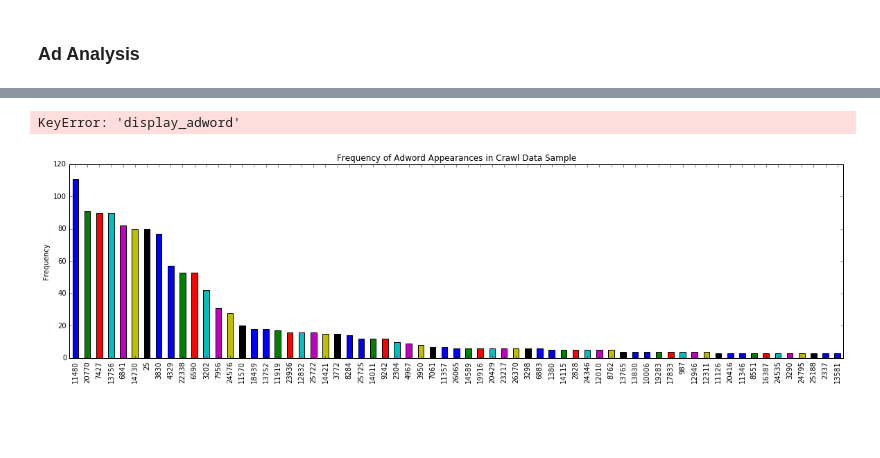
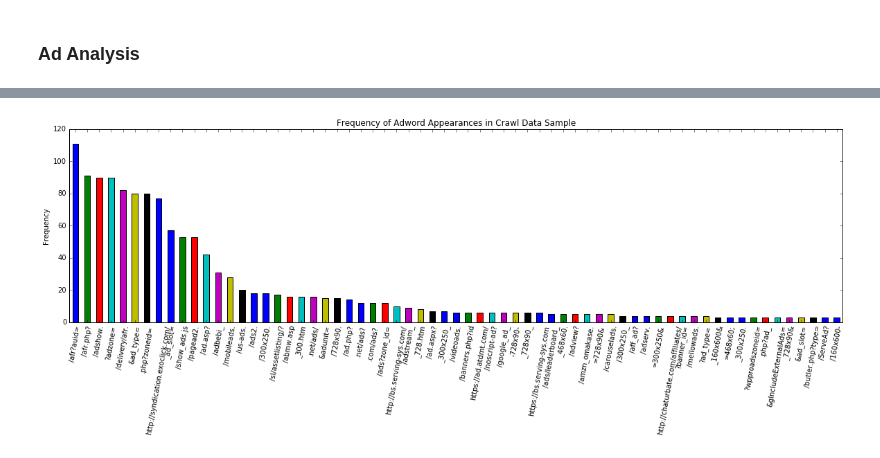
Before and after one commit to lxu213/ad-free-search-engine, a Jupyter notebook: cc_notes.ipynb, the cells around one changed output, grey strips where cells are left out. Cells and saved outputs as stored; diff of their text form; code cells hidden in the pictures; blank space fills up the shorter version.

```diff
--- a/cc_notes.ipynb
+++ b/cc_notes.ipynb
@@ -148,5 +165,0 @@ Series([], Name: display_adword, dtype: object)
-# %%
-common_adwords['display_adword'] = ''
-
-for i in common_adwords['adword']:
-    common_adwords['display_adword'].loc[common_adwords.index == idx] = word[:15]
@@ -179,13 +166,10 @@ common_adwords
 # %%
-common_adwords = adwords.loc[adwords['count'] > 2].sort_values('count', ascending=False)
-
 plt.figure(figsize=(20,5))
 ax = plt.gca()
 common_adwords['count'].plot(kind='bar')
 ax.set_ylabel('Frequency')
 ax.set_title('Frequency of Adword Appearances in Crawl Data Sample')
-plt.xticks(range(len(common_adwords['count'])), common_adwords['display_adword'])
+plt.xticks(range(len(common_adwords['count'])), common_adwords['adword'])
 plt.xticks(rotation=80);
 # %% [output]
-KeyError: 'display_adword'
-[figure, old version]
+[figure, new version]
```
Also changed, not shown: parts of 8 cells of this notebook, 5 other files.
